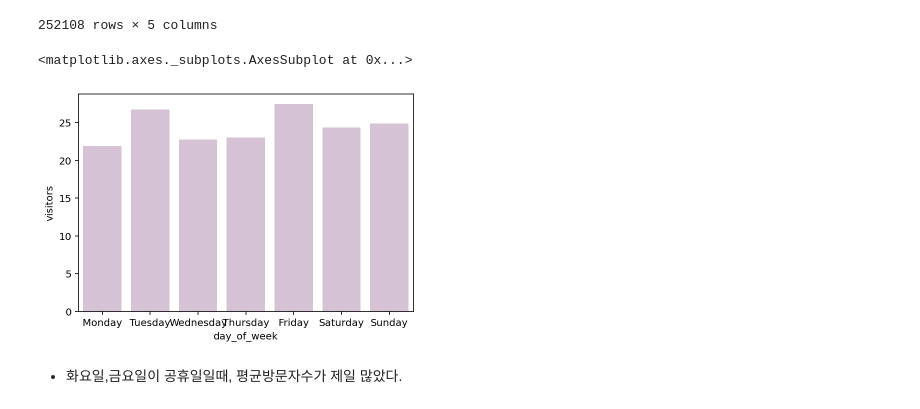
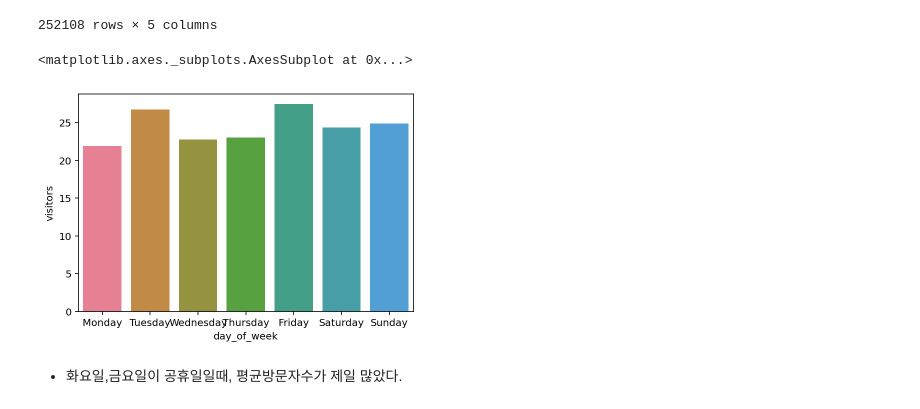
Before and after one commit to rinrin528/AIFFEL-1st-Hackathon, a Jupyter notebook: EDA/EDA_67.ipynb, the cells around one changed output. Saved outputs shown, nothing was run; the diff lists cells and outputs as text; code cells hidden in the pictures.

```diff
--- a/EDA/EDA_67.ipynb
+++ b/EDA/EDA_67.ipynb
@@ -383,9 +383,9 @@ onlyhol=tra_holiday_merge.loc[tra_holiday_merge['holiday_flg']==1]
 # %%
 pvt3=onlyhol.groupby(['day_of_week'])['visitors'].mean().reset_index()
 # %%
-sns.barplot(pvt3['day_of_week'] ,pvt3['visitors'],color='thistle',order=['Monday', 'Tuesday', 'Wednesday', 'Thursday', 'Friday','Saturday','Sunday'])
+sns.barplot(pvt3['day_of_week'] ,pvt3['visitors'],order=['Monday', 'Tuesday', 'Wednesday', 'Thursday', 'Friday','Saturday','Sunday'])
 # %% [output]
 <matplotlib.axes._subplots.AxesSubplot at 0x...>
-[figure, old version]
+[figure, new version]
 # %% [markdown]
 * 화요일,금요일이 공휴일일때, 평균방문자수가 제일 많았다.
```
Also changed, not shown: parts of 3 cells of this notebook.
